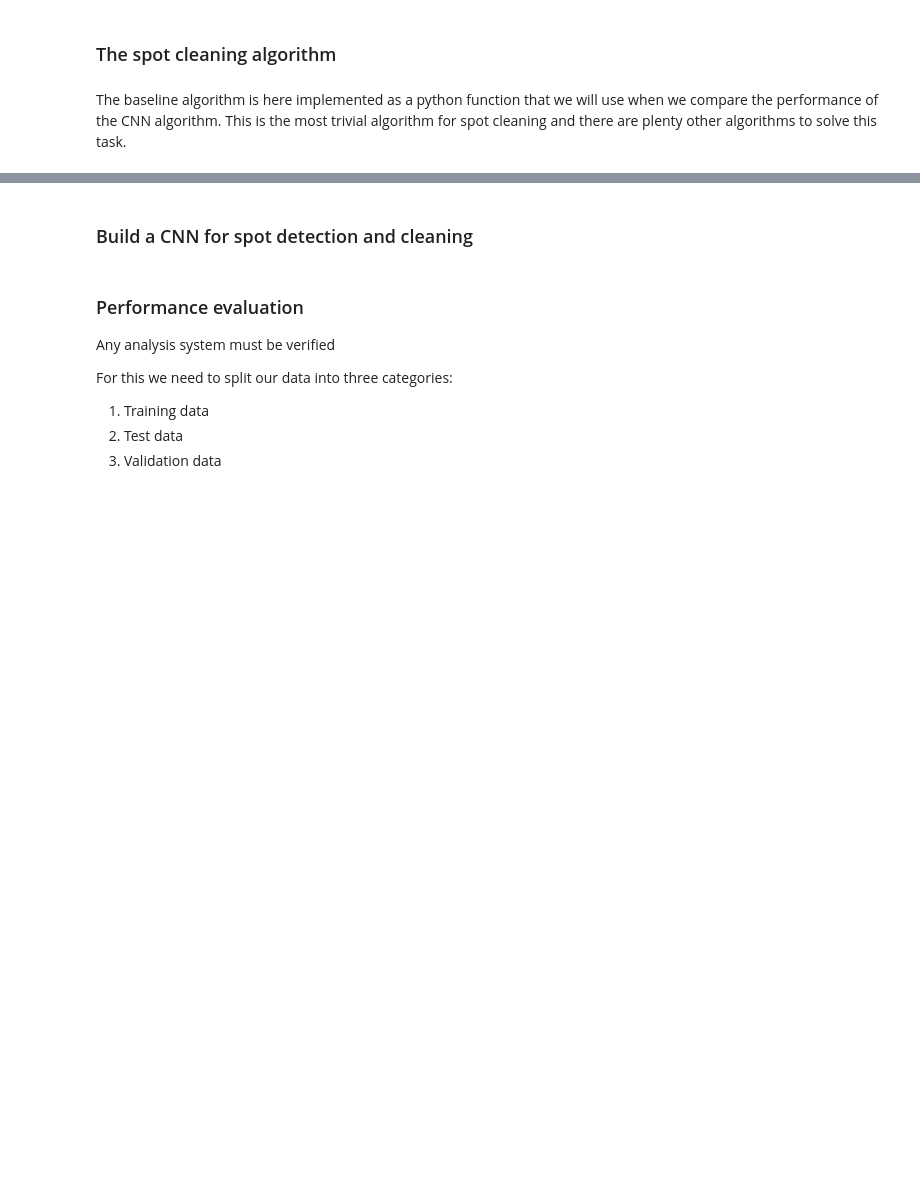
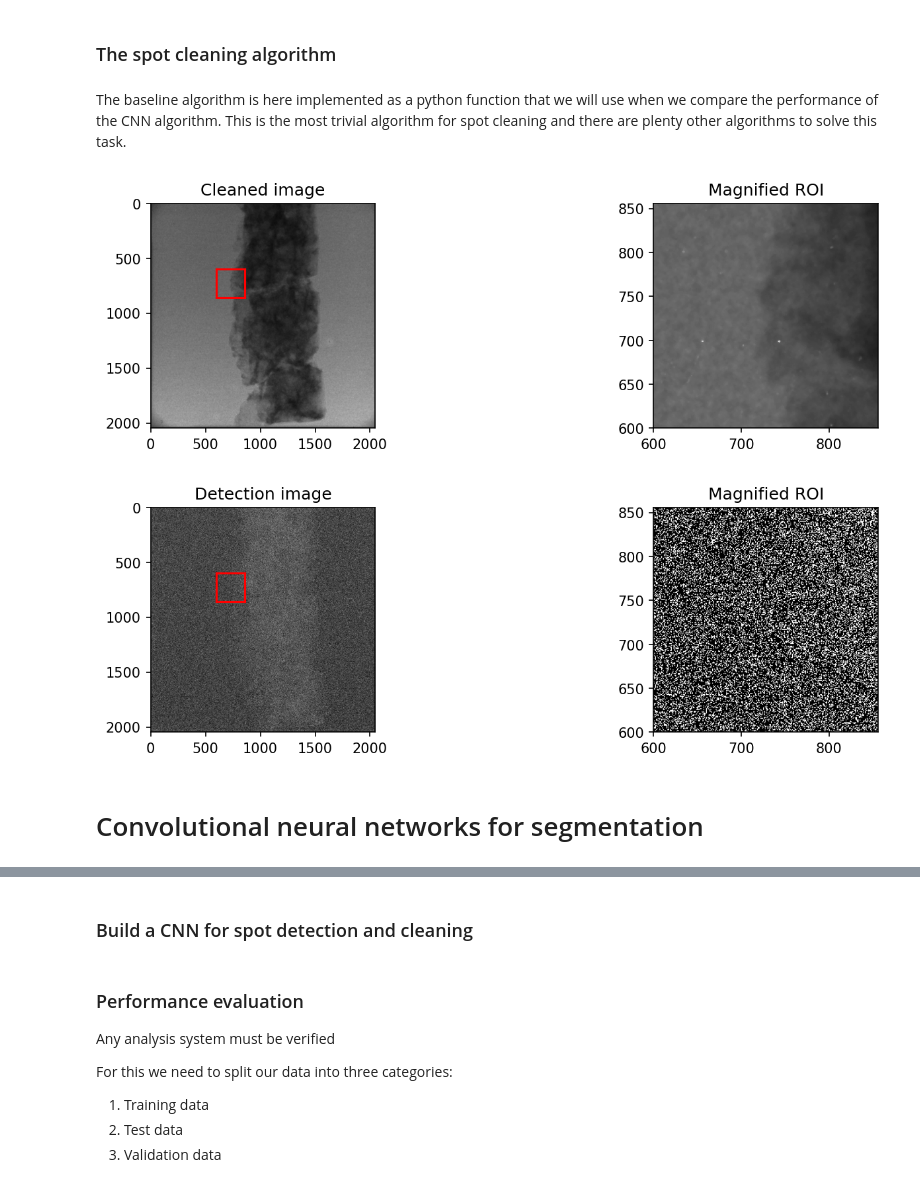
Before and after one commit to ImagingLectures/MLSegmentation4NI, a Jupyter notebook: lecture/ML4NeutronImageSegmentation.ipynb, the cells around one changed output, grey strips where cells are left out. Cells and saved outputs as stored; diff of their text form; code cells hidden in the pictures; blank space fills up the shorter version.

```diff
--- a/lecture/ML4NeutronImageSegmentation.ipynb
+++ b/lecture/ML4NeutronImageSegmentation.ipynb
@@ -471,10 +522,17 @@ __Parameters__
 # %% [markdown]
 The baseline algorithm is here implemented as a python function that we will use when we compare the performance of the CNN algorithm. This is the most trivial algorithm for spot cleaning and there are plenty other algorithms to solve this task.
 # %%
-def spotCleaner(img, threshold=0.95, wsize=3) :
-    mimg = flt.median(img,size=(wsize,wsize))
+def spotCleaner(img, threshold=0.95, selem=np.ones([3,3])) :
+    mimg = flt.median(img,selem=selem)
     timg = np.abs(img-mimg) < threshold
-
     cleaned = img * timg + mimg * (1-timg)
-
-    return cleaned
+    return (cleaned,timg)
+# %%
+baseclean,timg = spotCleaner(orig,threshold=20)
+ps.magnifyRegion(baseclean,[r,c,r+w,c+w],[12,3],vmin=400,vmax=4000,title='Cleaned image')
+ps.magnifyRegion(timg,[r,c,r+w,c+w],[12,3],vmin=0,vmax=1,title='Detection image')
+# %% [output]
+[figure, added]
+[figure, added]
+# %% [markdown]
+# Convolutional neural networks for segmentation
```
Also changed, not shown: parts of 18 cells of this notebook, 11 other files.
